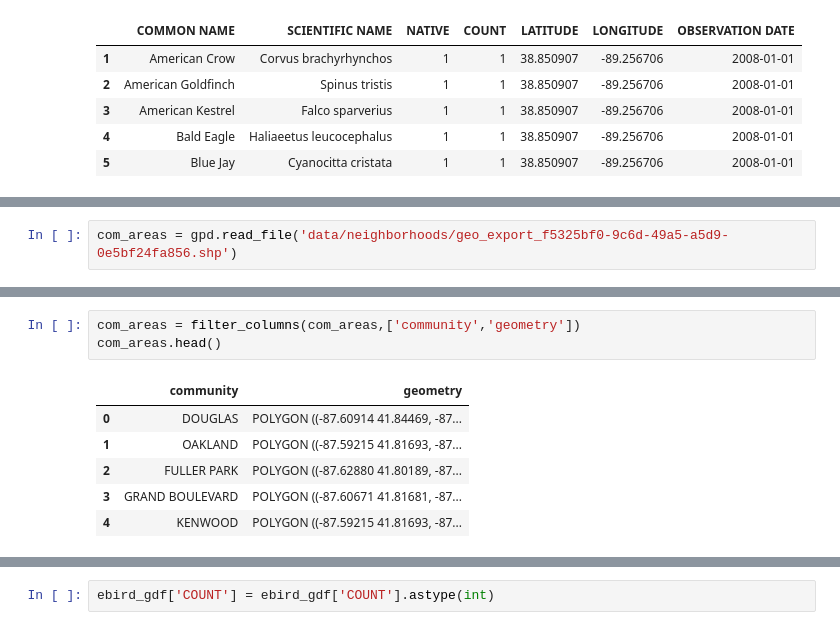
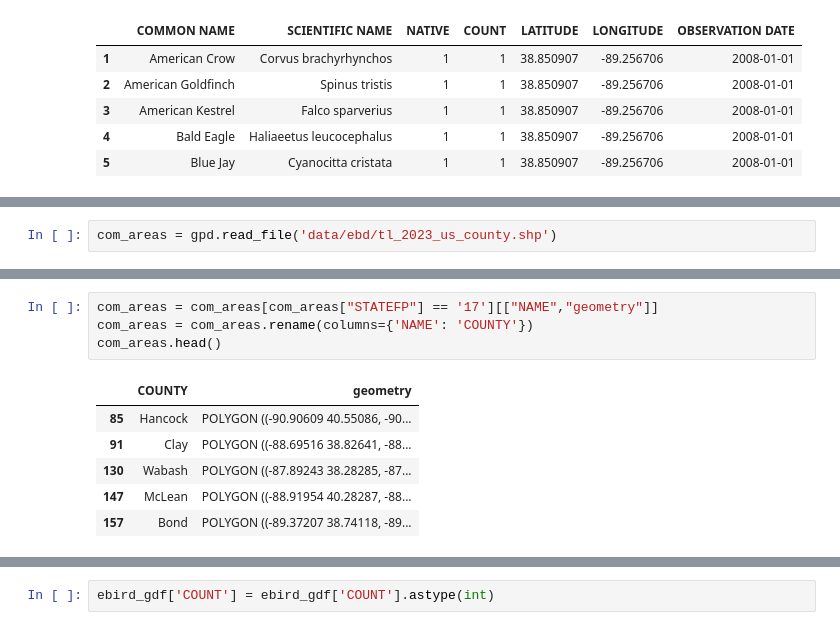
Before and after one commit to uic-cs418/group-project-the-data-sleuths, a Jupyter notebook: eBirdClean.ipynb, the cells around one changed output, grey strips where cells are left out. Drawn from its saved outputs; the diff is of its cells as text.

```diff
--- a/eBirdClean.ipynb
+++ b/eBirdClean.ipynb
@@ -54,2 +62,2 @@ df.head(5)
 # %%
-com_areas = gpd.read_file('data/neighborhoods/geo_export_f5325bf0-9c6d-49a5-a5d9-0e5bf24fa856.shp')
+com_areas = gpd.read_file('data/ebd/tl_2023_us_county.shp')
@@ -56,13 +73,14 @@ com_areas = gpd.read_file('data/neighborhoods/geo_export_f5325bf0-9c6d-49a5-a5d9
 # %%
-com_areas = filter_columns(com_areas,['community','geometry'])
+com_areas = com_areas[com_areas["STATEFP"] == '17'][["NAME","geometry"]]
+com_areas = com_areas.rename(columns={'NAME': 'COUNTY'})
 com_areas.head()
 # %% [output]
-|  | community | geometry |
-| 0 | DOUGLAS | POLYGON ((-87.60914 41.84469, -87... |
-| 1 | OAKLAND | POLYGON ((-87.59215 41.81693, -87... |
-| 2 | FULLER PARK | POLYGON ((-87.62880 41.80189, -87... |
-| 3 | GRAND BOULEVARD | POLYGON ((-87.60671 41.81681, -87... |
-| 4 | KENWOOD | POLYGON ((-87.59215 41.81693, -87... |
+|  | COUNTY | geometry |
+| 85 | Hancock | POLYGON ((-90.90609 40.55086, -90... |
+| 91 | Clay | POLYGON ((-88.69516 38.82641, -88... |
+| 130 | Wabash | POLYGON ((-87.89243 38.28285, -87... |
+| 147 | McLean | POLYGON ((-88.91954 40.28287, -88... |
+| 157 | Bond | POLYGON ((-89.37207 38.74118, -89... |
 # %%
 from shapely.geometry import Point
 
```
Also changed, not shown: parts of 35 cells of this notebook, 1 other file.
